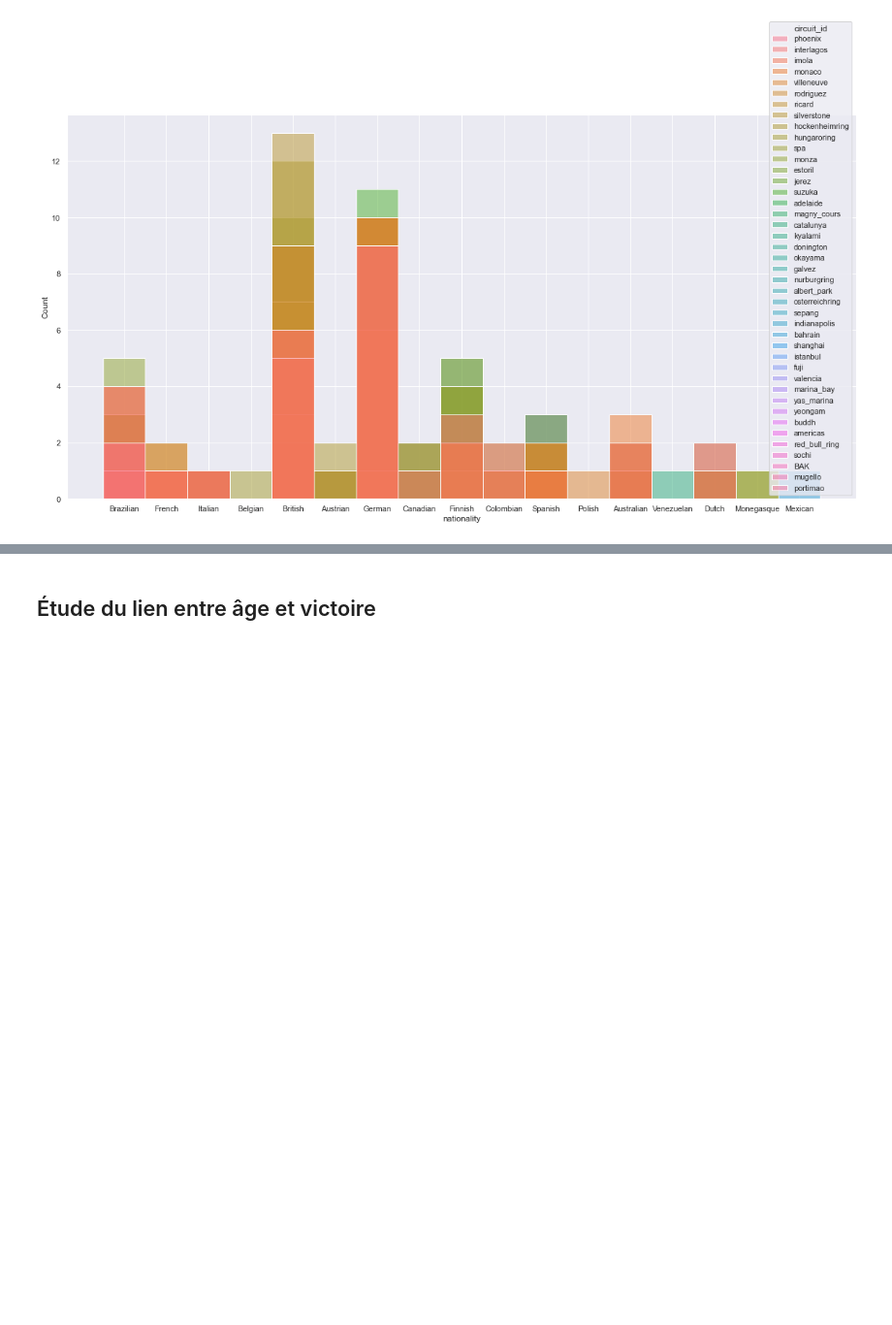
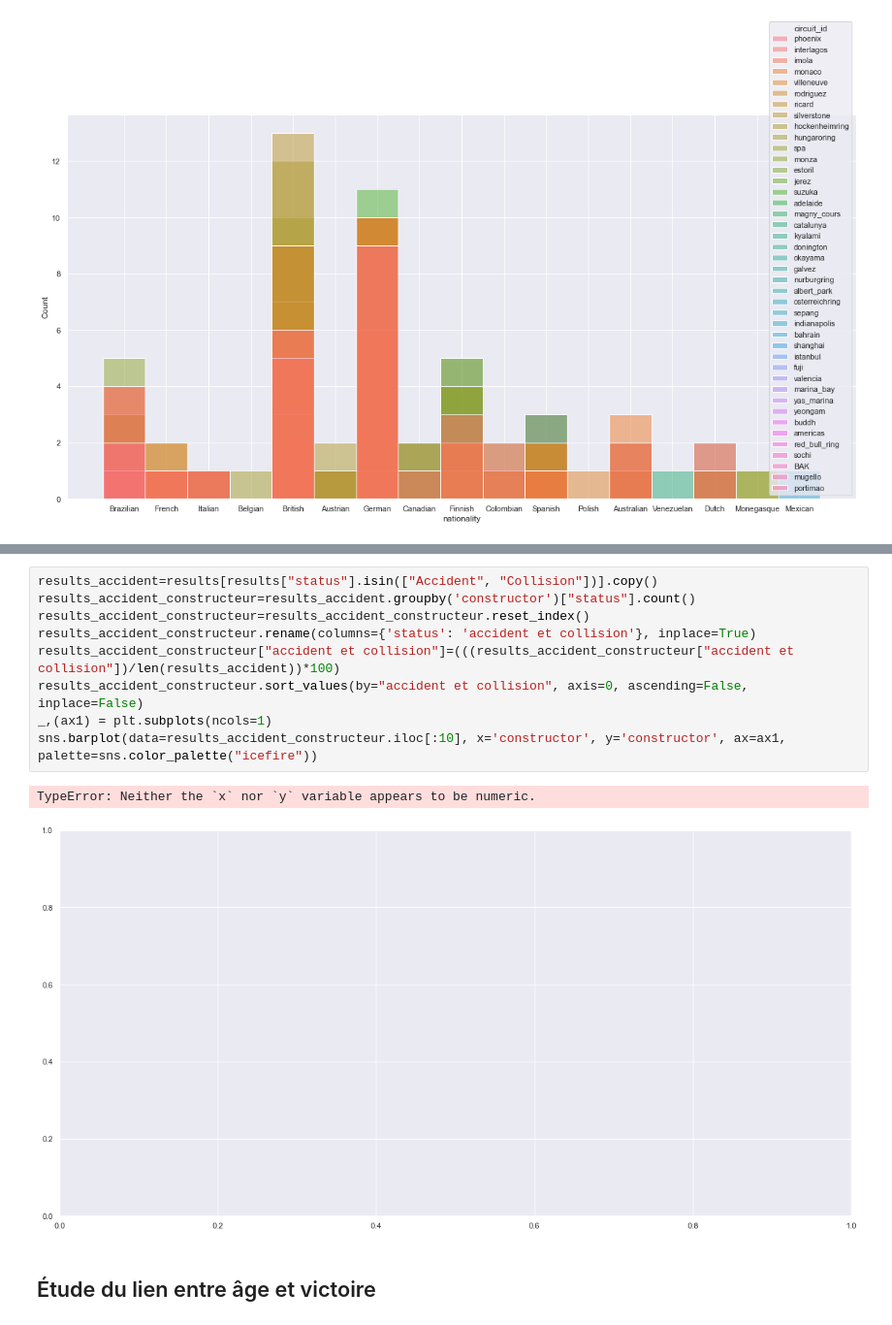
Before and after one commit to IdrissKad/formula1, a Jupyter notebook: Import data.ipynb, the cells around one changed output, grey strips where cells are left out. Shown at 97% size. Cells and saved outputs as stored; diff of their text form; blank space fills up the shorter version.

```diff
--- a/Import data.ipynb
+++ b/Import data.ipynb
@@ -409,3 +459,15 @@ sns.histplot(data=df1, x='nationality', hue="circuit_id")
+# %%
+results_accident=results[results["status"].isin(["Accident", "Collision"])].copy()
+results_accident_constructeur=results_accident.groupby('constructor')["status"].count()
+results_accident_constructeur=results_accident_constructeur.reset_index()
+results_accident_constructeur.rename(columns={'status': 'accident et collision'}, inplace=True)
+results_accident_constructeur["accident et collision"]=(((results_accident_constructeur["accident et collision"])/len(results_accident))*100)
+results_accident_constructeur.sort_values(by="accident et collision", axis=0, ascending=False, inplace=False)
+_,(ax1) = plt.subplots(ncols=1)
+sns.barplot(data=results_accident_constructeur.iloc[:10], x='constructor', y='constructor', ax=ax1, palette=sns.color_palette("icefire"))
+# %% [output]
+TypeError: Neither the `x` nor `y` variable appears to be numeric.
+[figure, added]
 # %% [markdown]
 ## Étude du lien entre âge et victoire
 # %%
```
Also changed, not shown: parts of 17 cells of this notebook.
